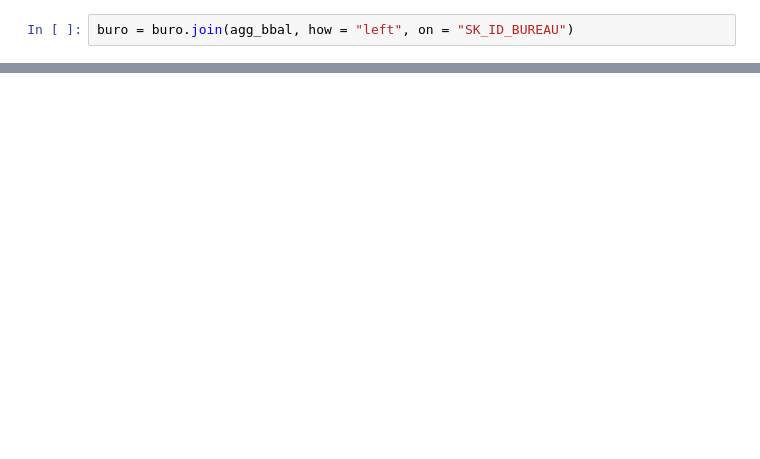
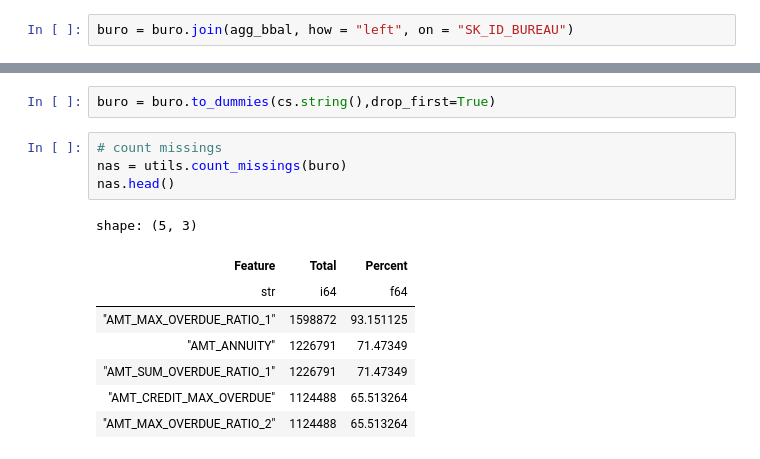
Before and after one commit to mohakapoor/CreditRiskAnalyzer, a Jupyter notebook: src/preprocessing.ipynb, the cells around one changed output, grey strips where cells are left out. Saved outputs shown, nothing was run; the diff lists cells and outputs as text; blank space fills up the shorter version.

Commit message:
doing preprocessing on buro data

```diff
--- a/src/preprocessing.ipynb
+++ b/src/preprocessing.ipynb
@@ -209,3 +281,18 @@ buro = buro.with_columns(
     (pl.col("CREDIT_ACTIVE") == "Closed").sum().over("SK_ID_CURR").alias("CNT_BURO_CLOSED"),
     (pl.col("CREDIT_ACTIVE") == "Bad debt").sum().over("SK_ID_CURR").alias("CNT_BURO_BAD")
 )
+# %%
+buro = buro.to_dummies(cs.string(),drop_first=True)
+# %%
+# count missings
+nas = utils.count_missings(buro)
+nas.head()
+# %% [output]
+shape: (5, 3)
+| Feature | Total | Percent |
+| str | i64 | f64 |
+| "AMT_MAX_OVERDUE_RATIO_1" | 1598872 | 93.151125 |
+| "AMT_ANNUITY" | 1226791 | 71.47349 |
+| "AMT_SUM_OVERDUE_RATIO_1" | 1226791 | 71.47349 |
+| "AMT_CREDIT_MAX_OVERDUE" | 1124488 | 65.513264 |
+| "AMT_MAX_OVERDUE_RATIO_2" | 1124488 | 65.513264 |
```
Also changed, not shown: parts of 14 cells of this notebook.
